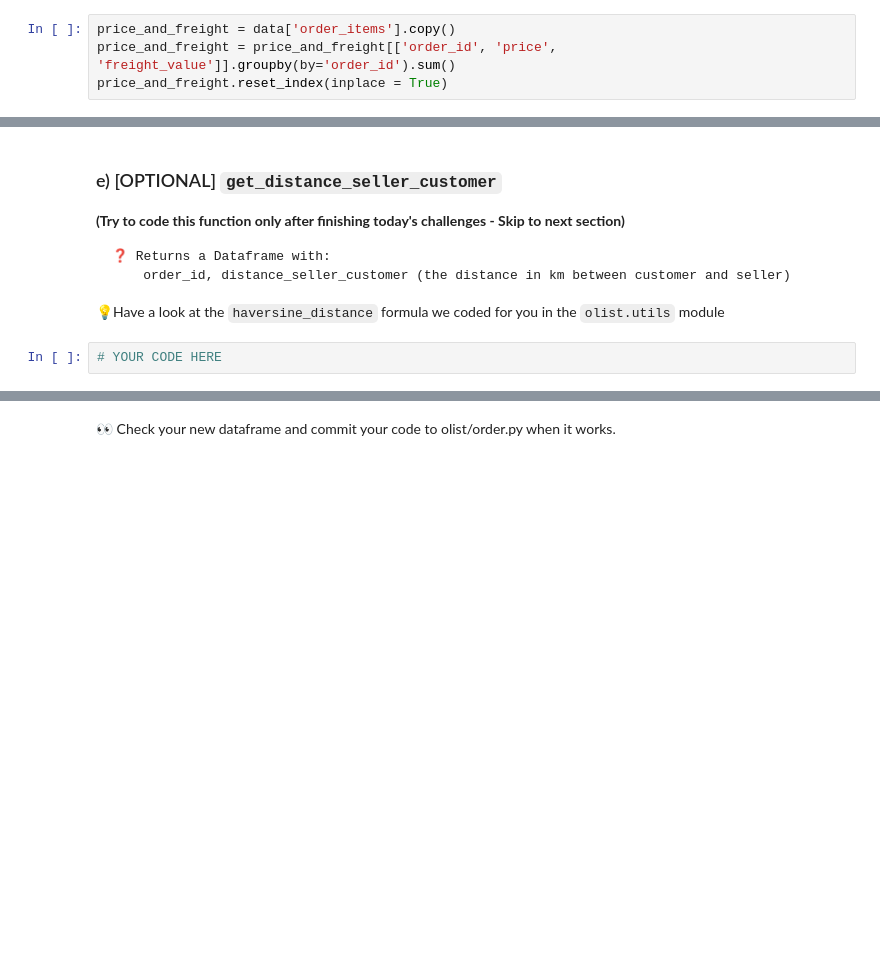
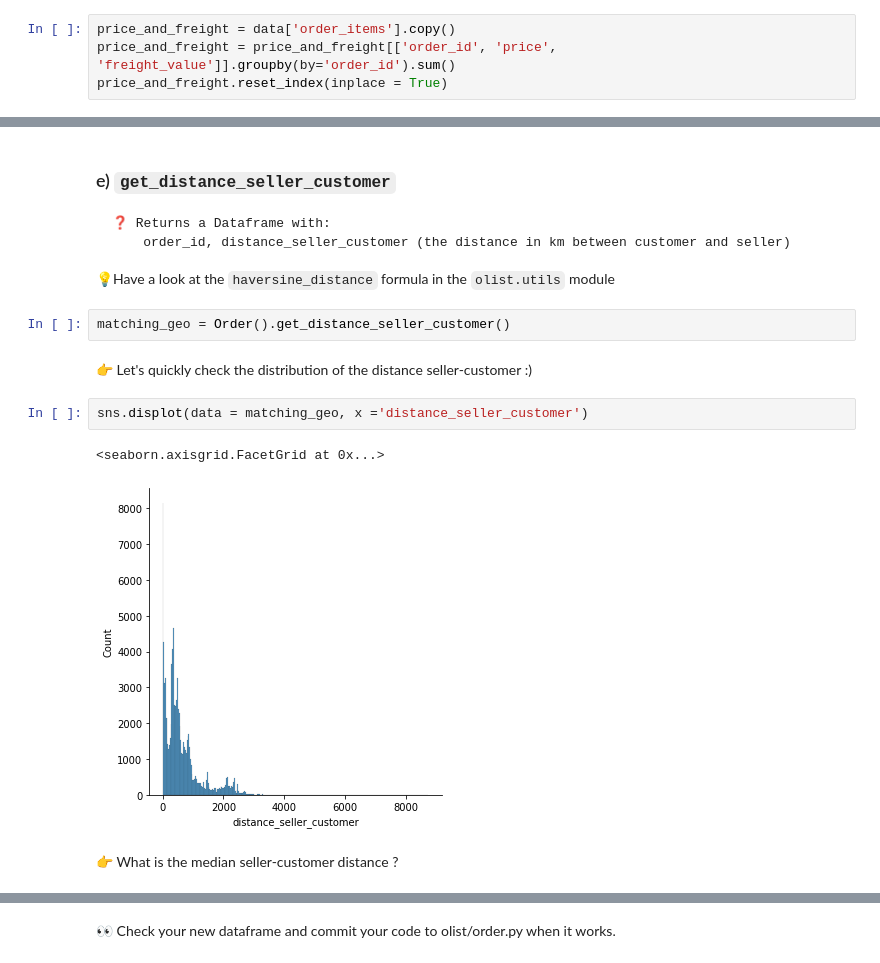
Before and after one commit to christianklausML/olist_data_analysis, a Jupyter notebook: 02-Statistical-Inference/01-Orders/orders.ipynb, the cells around one changed output, grey strips where cells are left out. Drawn from its saved outputs; the diff is of its cells as text; blank space fills up the shorter version.

Commit message:
orders

```diff
--- a/02-Statistical-Inference/01-Orders/orders.ipynb
+++ b/02-Statistical-Inference/01-Orders/orders.ipynb
@@ -387,12 +334,20 @@ git commit -m 'Completed price step'
 
 git push origin master
 # %% [markdown]
-### e) [OPTIONAL] `get_distance_seller_customer`
-**(Try  to code this function only after finishing today's challenges - Skip to next section)**
+### e) `get_distance_seller_customer`
 
     ❓ Returns a Dataframe with:
         order_id, distance_seller_customer (the distance in km between customer and seller)
 
-💡Have a look at the `haversine_distance` formula we coded for you in the `olist.utils` module
+💡Have a look at the `haversine_distance` formula in the `olist.utils` module
-# %%
-# YOUR CODE HERE
+# %%
+matching_geo = Order().get_distance_seller_customer()
+# %% [markdown]
+👉 Let's quickly check the distribution of the distance seller-customer :)
+# %%
+sns.displot(data = matching_geo, x ='distance_seller_customer')
+# %% [output]
+<seaborn.axisgrid.FacetGrid at 0x...>
+[figure, added]
+# %% [markdown]
+👉 What is the median seller-customer distance ?
```
Also changed, not shown: parts of 27 cells of this notebook, 4 other files.
